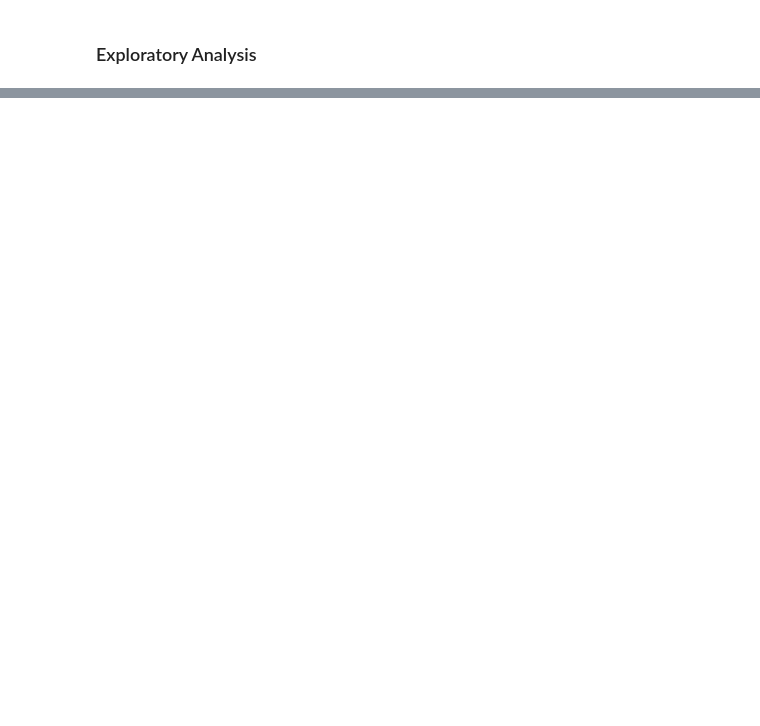
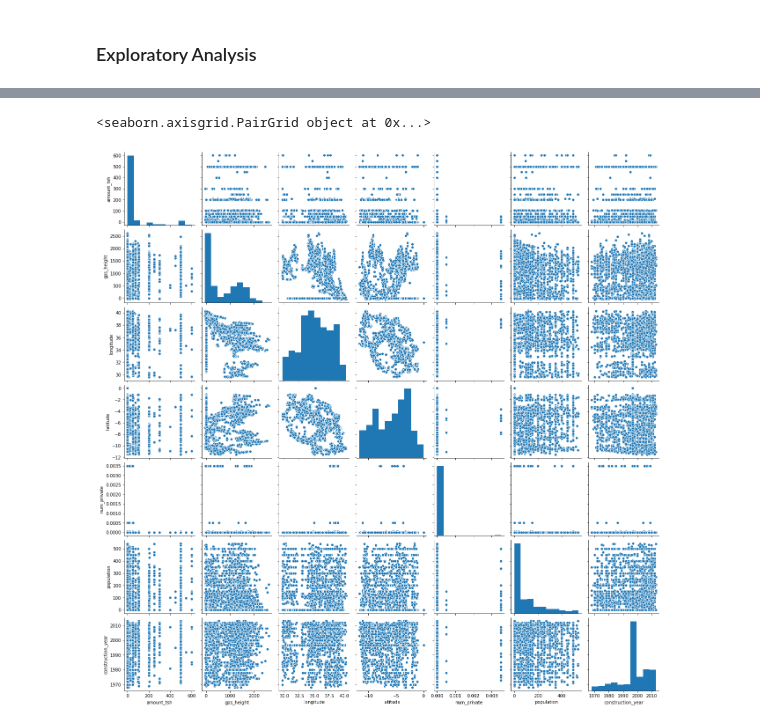
Before and after one commit to colemai/water_table_anlaysis, a Jupyter notebook: main.ipynb, the cells around one changed output, grey strips where cells are left out. Cells and saved outputs as stored; diff of their text form; code cells hidden in the pictures; blank space fills up the shorter version.

Commit message:
Most of mapping out var relationships done

```diff
--- a/main.ipynb
+++ b/main.ipynb
@@ -258,0 +258,9 @@ TypeError: unsupported operand type(s) for +: 'dict_keys' and 'dict_keys'
+# %%
+# get numeric cols
+# Note that I'm leaving out int8 - I've ensured that only categorical encoded cols are int8
+numerics = wt.select_dtypes(include=['int', 'int16', 'int32', 'int64', 'float', 'float32',
+                                     'float64']).columns
+numerics = list(numerics)
+numerics.remove('id')
+
+# numerics = ['gps_height', 'amount_tsh', 'status_group_encoded']
@@ -258,0 +294,11 @@ TypeError: unsupported operand type(s) for +: 'dict_keys' and 'dict_keys'
+# %%
+wt['construction_year'] = wt.construction_year.replace(0,np.nan)
+# %%
+#### Here I'm going to replace outliers (beyond 3 std devs)
+# Replacing col mean - could delete, but would lose entire observation for the sake of one outlier
+print(wt.shape)
+for col in wt[numerics].columns:
+    wt[col] = wt[np.abs(wt[col]-wt[col].mean()) <= (3 * wt[col].std())][col]
+    mean = wt[col].mean()
+    wt[col] = wt[col].fillna(mean)
+print(wt.shape)
@@ -258,0 +322,17 @@ TypeError: unsupported operand type(s) for +: 'dict_keys' and 'dict_keys'
+# %%
+# Continuous vs Continuous
+# Pairwise scatterplot --> visually assess for independence of features and for outliers
+# NB this is computationally intensive - NOT recommended for full dataset!
+# More of a sanity check than anything
+# This and following cells will see if numeric vars are correlated
+# If so they could throw off our models, breaking the common assumption of independence
+sb.pairplot(wt[numerics])
+
+# Interpretation:
+# 1. remove 0's from construction year (why didn't these get caught by cleaning std dev check? -> too many of them
+# 2. gps height, lat and long seem to show some relationship
+# 3. Lat, Long and Construction yr should pass as normal dist but
+# 4. amount_tsh, gps_height, num_private and population look skewed -> zoom in on these
+# %% [output]
+<seaborn.axisgrid.PairGrid object at 0x...>
+[figure, added]
```
Also changed, not shown: parts of 35 cells of this notebook.
